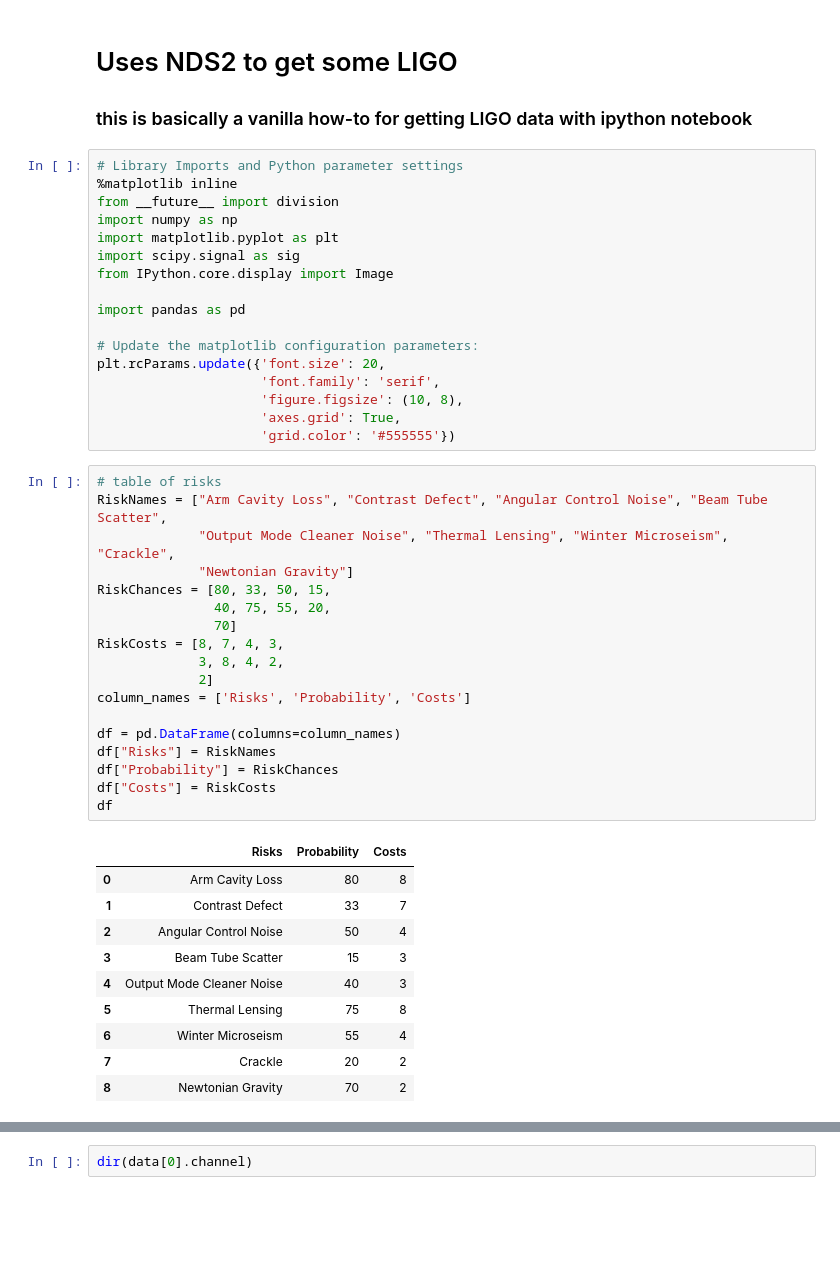
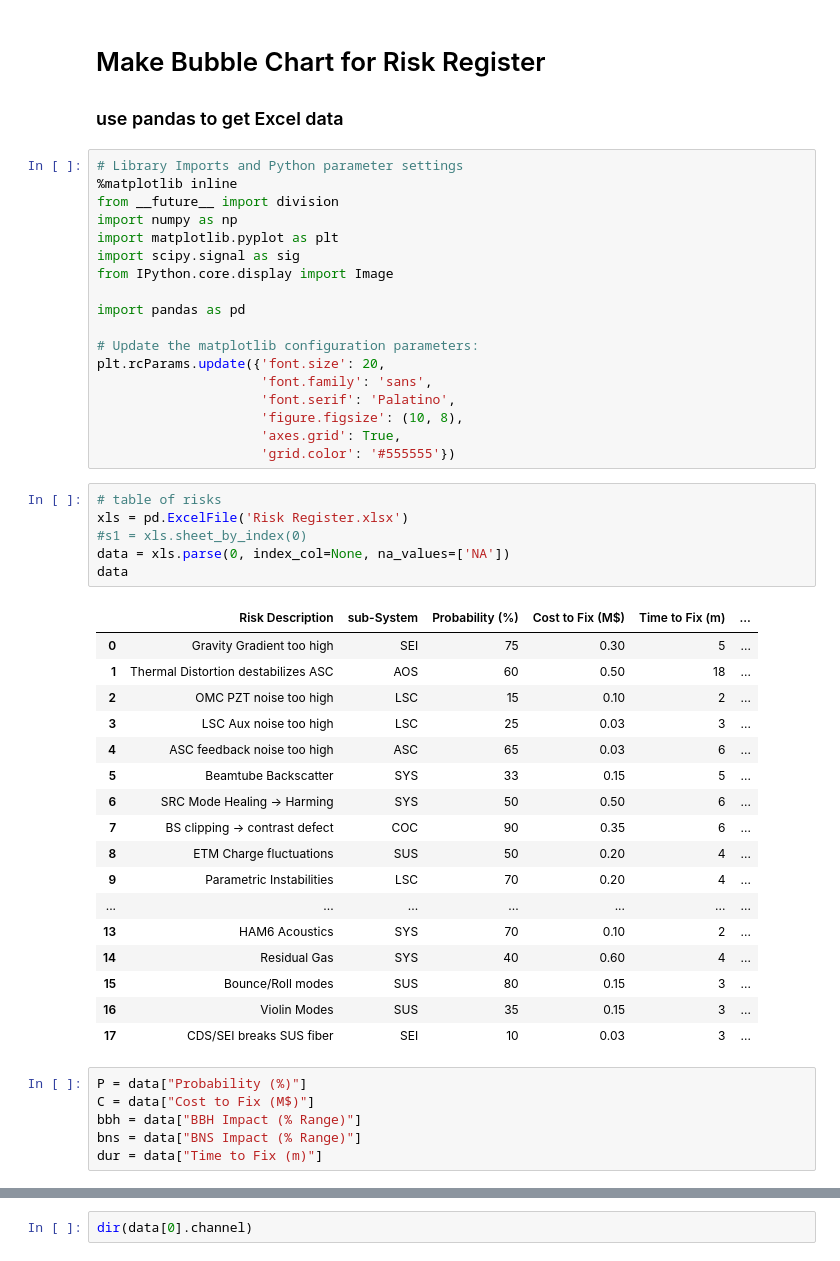
Before and after one commit to CaltechExperimentalGravity/GWbookChapter, a Jupyter notebook: Figures/RiskBubbles.ipynb, the cells around one changed output, grey strips where cells are left out. Saved outputs shown, nothing was run; the diff lists cells and outputs as text; blank space fills up the shorter version.

```diff
--- a/Figures/RiskBubbles.ipynb
+++ b/Figures/RiskBubbles.ipynb
@@ -1,6 +1,6 @@
-# %% [markdown]
-# Uses NDS2 to get some LIGO
-### this is basically a vanilla how-to for getting LIGO data with ipython notebook
+# %% [markdown]
+# Make Bubble Chart for Risk Register
+### use pandas to get Excel data
 # %%
 # Library Imports and Python parameter settings
 %matplotlib inline
@@ -14,38 +14,40 @@ import pandas as pd
 
 # Update the matplotlib configuration parameters:
 plt.rcParams.update({'font.size': 20,
-                     'font.family': 'serif',
+                     'font.family': 'sans',
+                     'font.serif': 'Palatino',
                      'figure.figsize': (10, 8),
                      'axes.grid': True,
                      'grid.color': '#555555'})
-# %%
-# table of risks
-RiskNames = ["Arm Cavity Loss", "Contrast Defect", "Angular Control Noise", "Beam Tube Scatter",
-             "Output Mode Cleaner Noise", "Thermal Lensing", "Winter Microseism", "Crackle",
-             "Newtonian Gravity"]
-RiskChances = [80, 33, 50, 15,
-               40, 75, 55, 20,
-               70]
-RiskCosts = [8, 7, 4, 3,
-             3, 8, 4, 2,
-             2]
-column_names = ['Risks', 'Probability', 'Costs']
-
-df = pd.DataFrame(columns=column_names)
-df["Risks"] = RiskNames
-df["Probability"] = RiskChances
-df["Costs"] = RiskCosts
-df
-# %% [output]
-|  | Risks | Probability | Costs |
-| 0 | Arm Cavity Loss | 80 | 8 |
-| 1 | Contrast Defect | 33 | 7 |
-| 2 | Angular Control Noise | 50 | 4 |
-| 3 | Beam Tube Scatter | 15 | 3 |
-| 4 | Output Mode Cleaner Noise | 40 | 3 |
-| 5 | Thermal Lensing | 75 | 8 |
-| 6 | Winter Microseism | 55 | 4 |
-| 7 | Crackle | 20 | 2 |
-| 8 | Newtonian Gravity | 70 | 2 |
+# %%
+# table of risks
+xls = pd.ExcelFile('Risk Register.xlsx')
+#s1 = xls.sheet_by_index(0)
+data = xls.parse(0, index_col=None, na_values=['NA'])
+data
+# %% [output]
+|  | Risk Description | sub-System | Probability (%) | Cost to Fix (M$) | Time to Fix (m) | ... |
+| 0 | Gravity Gradient too high | SEI | 75 | 0.30 | 5 | ... |
+| 1 | Thermal Distortion destabilizes ASC | AOS | 60 | 0.50 | 18 | ... |
+| 2 | OMC PZT noise too high | LSC | 15 | 0.10 | 2 | ... |
+| 3 | LSC Aux noise too high | LSC | 25 | 0.03 | 3 | ... |
+| 4 | ASC feedback noise too high | ASC | 65 | 0.03 | 6 | ... |
+| 5 | Beamtube Backscatter | SYS | 33 | 0.15 | 5 | ... |
+| 6 | SRC Mode Healing -> Harming | SYS | 50 | 0.50 | 6 | ... |
+| 7 | BS clipping -> contrast defect | COC | 90 | 0.35 | 6 | ... |
+| 8 | ETM Charge fluctuations | SUS | 50 | 0.20 | 4 | ... |
+| 9 | Parametric Instabilities | LSC | 70 | 0.20 | 4 | ... |
+| ... | ... | ... | ... | ... | ... | ... |
+| 13 | HAM6 Acoustics | SYS | 70 | 0.10 | 2 | ... |
+| 14 | Residual Gas | SYS | 40 | 0.60 | 4 | ... |
+| 15 | Bounce/Roll modes | SUS | 80 | 0.15 | 3 | ... |
+| 16 | Violin Modes | SUS | 35 | 0.15 | 3 | ... |
+| 17 | CDS/SEI breaks SUS fiber | SEI | 10 | 0.03 | 3 | ... |
+# %%
+P = data["Probability (%)"]
+C = data["Cost to Fix (M$)"]
+bbh = data["BBH Impact (% Range)"]
+bns = data["BNS Impact (% Range)"]
+dur = data["Time to Fix (m)"]
 # %%
 fig = plt.figure(figsize=(16, 9))
```
Also changed, not shown: parts of 6 cells of this notebook, 2 other files.
